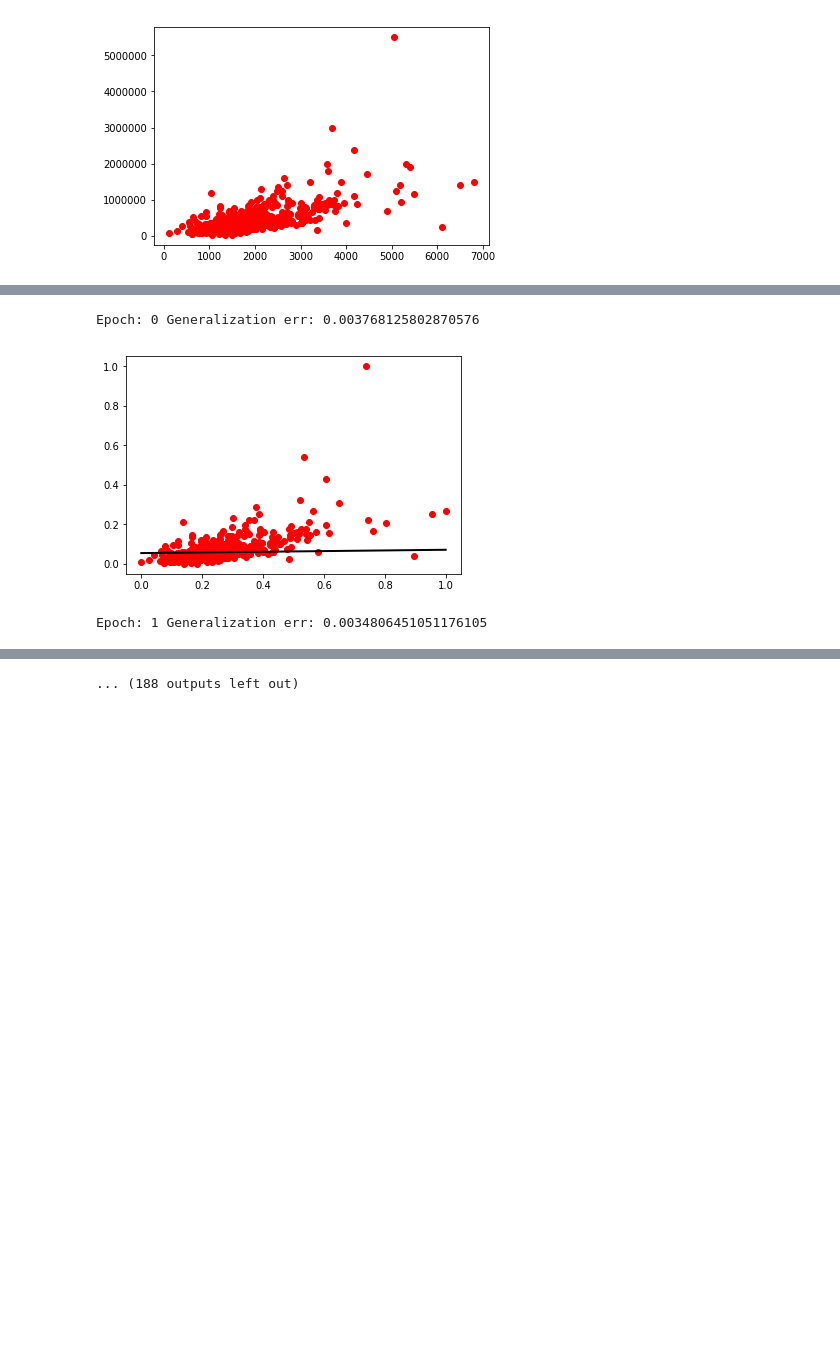
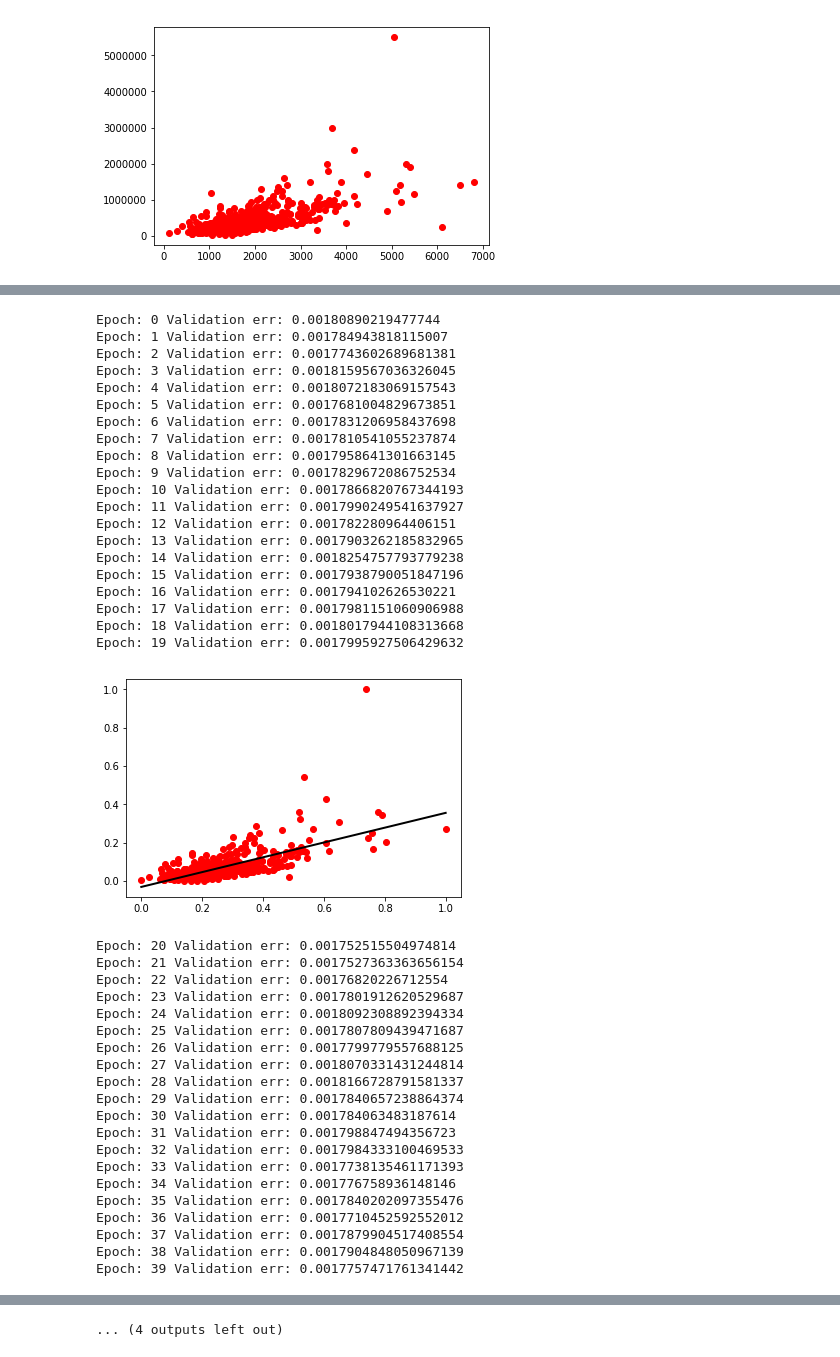
Before and after one commit to jromano87/box-office-revenue, a Jupyter notebook: master.ipynb, the cells around one changed output, grey strips where cells are left out. Drawn from its saved outputs; the diff is of its cells as text; code cells hidden in the pictures; blank space fills up the shorter version.

```diff
--- a/master.ipynb
+++ b/master.ipynb
@@ -99,7 +97,7 @@ def eval_and_plot(W0, W1, min_x, max_x, id_):
     plt.show()
 # %%
 # defines the size of the step we want to perform in the direction of the gradient
-lr = 0.1
+step_size = 0.1
 
 # set the pocket weights
 W0_hat = np.inf
@@ -115,7 +113,7 @@ def mean_squared_error(Ys_batch, Y_pred):
     return np.mean((Ys_batch-Y_pred)**2)
 # %%
 for epoch in range(total_epochs):
-    erros = []
+    errors = []
     for X_batch, y_batch in next_batch(Xs_train, Ys_train, batch_size=batch_size):
 
         # linearly combine input and weights
@@ -123,23 +121,24 @@ for epoch in range(total_epochs):
 
         # calculate the SSE between predicted and true values
         train_err = mean_squared_error(y_batch, train_pred)
-        erros.append(train_err)
+        errors.append(train_err)
 
         # calculate the gradients with respect to W0 and W1
         DW0 = -(2/batch_size) * sum(y_batch.squeeze() - train_pred.squeeze())
         DW1 = -(2/batch_size) * sum(X_batch.squeeze() * (y_batch.squeeze() - train_pred.squeeze()))
 
         # update W0 and W1 in the opposite direction to the gradient
-        W0 = W0 - lr * DW0
-        W1 = W1 - lr * DW1
+        W0 = W0 - step_size * DW0
+        W1 = W1 - step_size * DW1
 
-    eval_and_plot(W0, W1, min_x, max_x, epoch+1)
-    training_err_list.append(np.mean(erros))
+    if epoch % 20 == 0:
+        eval_and_plot(W0, W1, min_x, max_x, epoch+1)
+    training_err_list.append(np.mean(errors))
 
     # test in the end of epoch
     val_pred = W0 + np.dot(np.reshape(Xs_test, (-1,1)), W1)
     val_err = mean_squared_error(Ys_test, val_pred)
-    print("Epoch:", epoch, "Generalization err:", val_err)
+    print("Epoch:", epoch, "Validation err:", val_err)
     validation_err_list.append(val_err)
 
     #epoch += 1
@@ -152,3 +151,41 @@ for epoch in range(total_epochs):
-Epoch: 0 Generalization err: 0.003768125802870576
+Epoch: 0 Validation err: 0.00180890219477744
+Epoch: 1 Validation err: 0.001784943818115007
+Epoch: 2 Validation err: 0.0017743602689681381
+Epoch: 3 Validation err: 0.0018159567036326045
+Epoch: 4 Validation err: 0.0018072183069157543
+Epoch: 5 Validation err: 0.0017681004829673851
+Epoch: 6 Validation err: 0.0017831206958437698
+Epoch: 7 Validation err: 0.0017810541055237874
+Epoch: 8 Validation err: 0.0017958641301663145
+Epoch: 9 Validation err: 0.0017829672086752534
+Epoch: 10 Validation err: 0.0017866820767344193
+Epoch: 11 Validation err: 0.0017990249541637927
+Epoch: 12 Validation err: 0.001782280964406151
+Epoch: 13 Validation err: 0.0017903262185832965
+Epoch: 14 Validation err: 0.0018254757793779238
+Epoch: 15 Validation err: 0.0017938790051847196
+Epoch: 16 Validation err: 0.001794102626530221
+Epoch: 17 Validation err: 0.0017981151060906988
+Epoch: 18 Validation err: 0.0018017944108313668
+Epoch: 19 Validation err: 0.0017995927506429632
-[figure, old version]
+[figure, new version]
-Epoch: 1 Generalization err: 0.0034806451051176105
+Epoch: 20 Validation err: 0.001752515504974814
+Epoch: 21 Validation err: 0.0017527363363656154
+Epoch: 22 Validation err: 0.00176820226712554
+Epoch: 23 Validation err: 0.0017801912620529687
+Epoch: 24 Validation err: 0.0018092308892394334
+Epoch: 25 Validation err: 0.0017807809439471687
+Epoch: 26 Validation err: 0.0017799779557688125
+Epoch: 27 Validation err: 0.0018070331431244814
+Epoch: 28 Validation err: 0.0018166728791581337
+Epoch: 29 Validation err: 0.0017840657238864374
+Epoch: 30 Validation err: 0.001784063483187614
+Epoch: 31 Validation err: 0.001798847494356723
+Epoch: 32 Validation err: 0.0017984333100469533
+Epoch: 33 Validation err: 0.0017738135461171393
+Epoch: 34 Validation err: 0.001776758936148146
+Epoch: 35 Validation err: 0.0017840202097355476
+Epoch: 36 Validation err: 0.0017710452592552012
+Epoch: 37 Validation err: 0.0017879904517408554
+Epoch: 38 Validation err: 0.0017904848050967139
+Epoch: 39 Validation err: 0.0017757471761341442
@@ -163,4 +276,4 @@ Epoch: 5 Generalization err: 0.003125948544698454
-... (188 outputs left out)
+... (4 outputs left out)
 # %%
 # plot the price and the size
 plt.plot(validation_err_list, label="validation")
```
Also changed, not shown: parts of 7 cells of this notebook, 1 other file.
